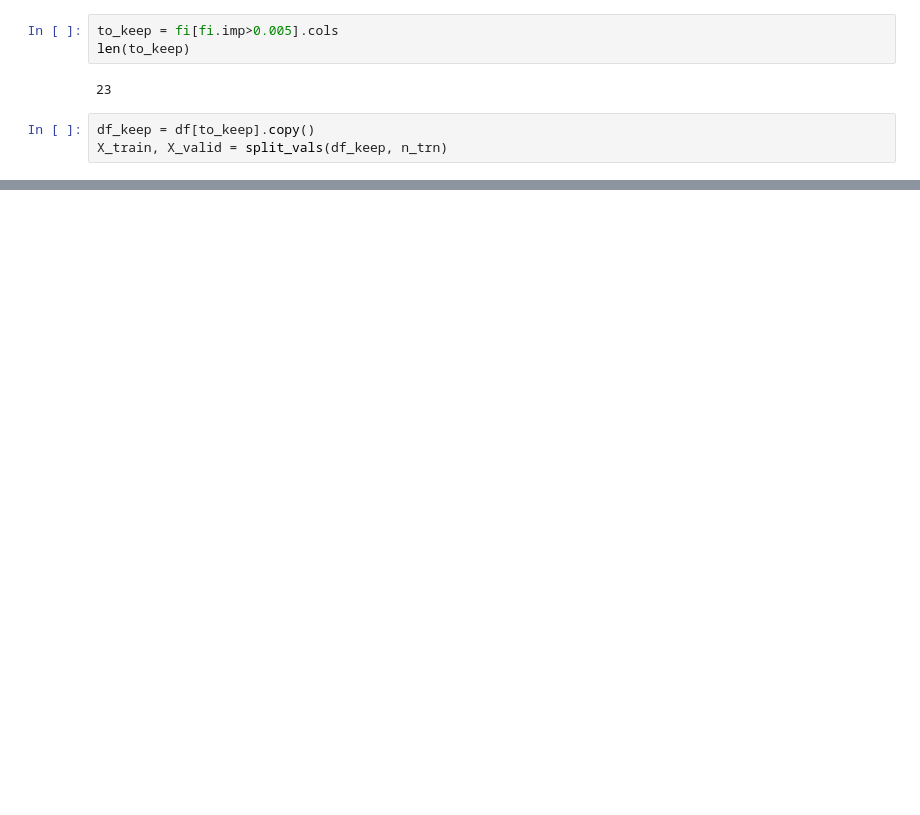
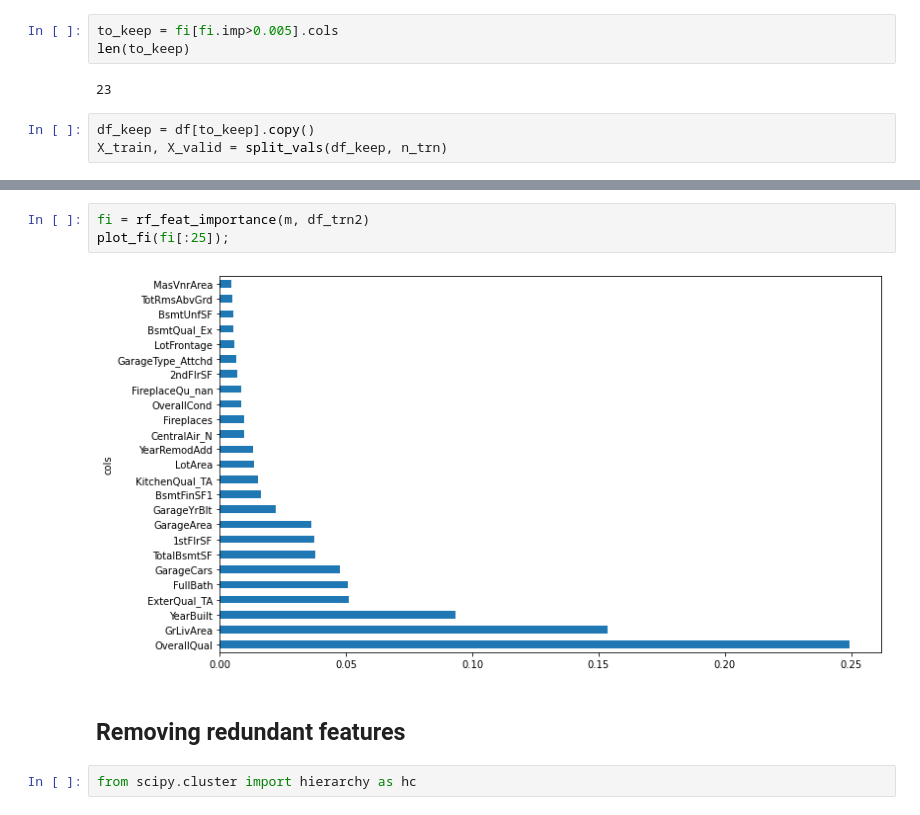
Before and after one commit to skessler79/Kaggle, a Jupyter notebook: House Prices: Advanced Regression Techniques/Random Forest Regression/Houses_RF.ipynb, the cells around one changed output, grey strips where cells are left out. Saved outputs shown, nothing was run; the diff lists cells and outputs as text; blank space fills up the shorter version.

```diff
--- a/House Prices: Advanced Regression Techniques/Random Forest Regression/Houses_RF.ipynb
+++ b/House Prices: Advanced Regression Techniques/Random Forest Regression/Houses_RF.ipynb
@@ -193,0 +194,9 @@ print_score(m)
+# %%
+fi = rf_feat_importance(m, df_trn2)
+plot_fi(fi[:25]);
+# %% [output]
+[figure, added]
+# %% [markdown]
+## Removing redundant features
+# %%
+from scipy.cluster import hierarchy as hc
```
Also changed, not shown: parts of 29 cells of this notebook, 1 other file.
